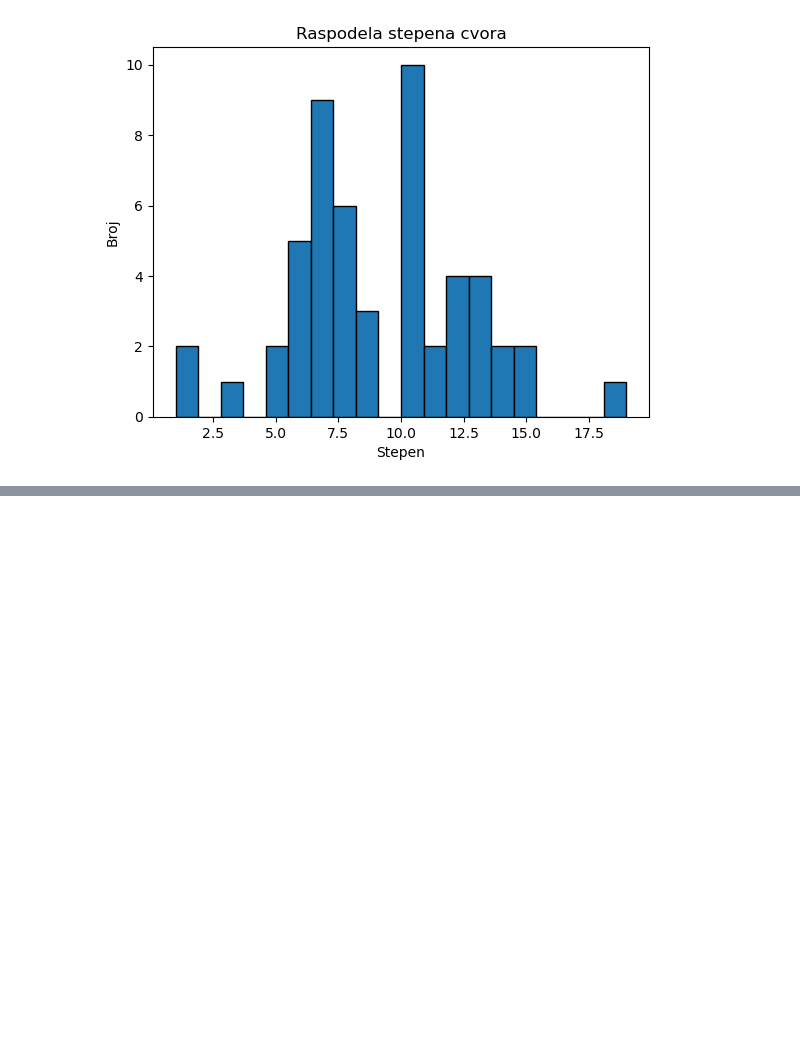
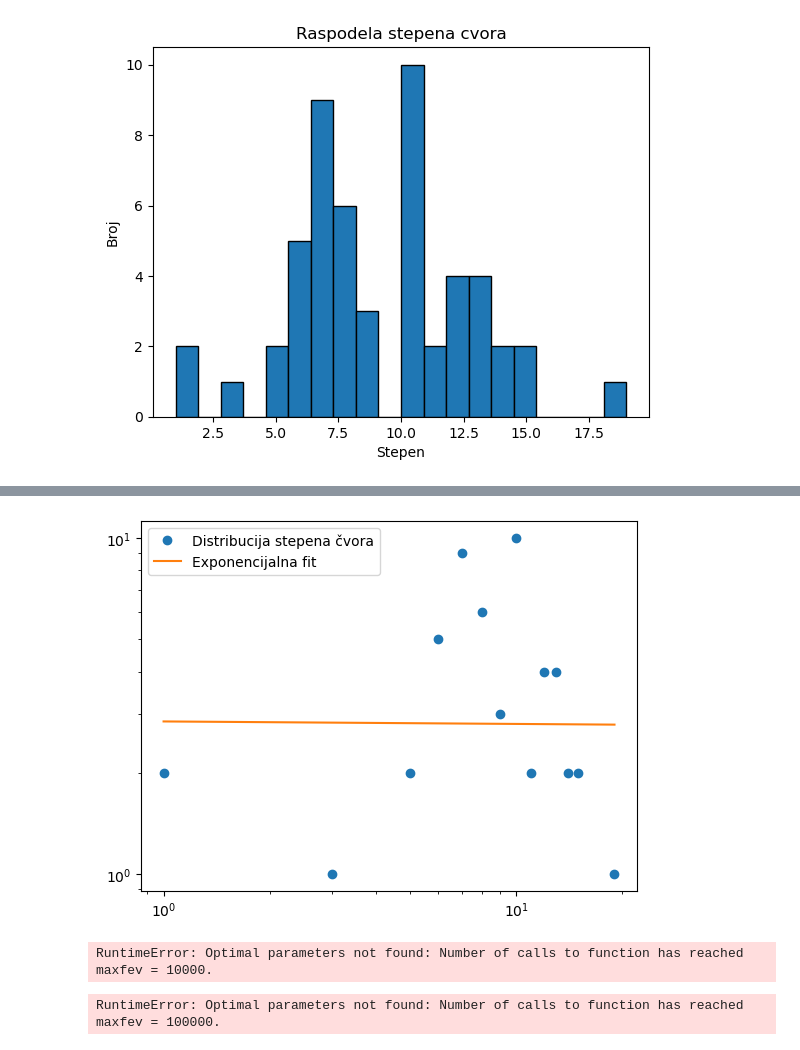
Before and after one commit to andrijanamikovic/Analiza-naucne-produkcije, a Jupyter notebook: creation_of_nm.ipynb, the cells around one changed output, grey strips where cells are left out. Drawn from its saved outputs; the diff is of its cells as text; code cells hidden in the pictures; blank space fills up the shorter version.

```diff
--- a/creation_of_nm.ipynb
+++ b/creation_of_nm.ipynb
@@ -406,0 +406,36 @@ plt.show()
+# %%
+# Perform curve fitting
+params, _ = curve_fit(exponential, degrees, degree_count)
+# You can fit other functions similarly
+
+# Plot the data and the fit
+plt.loglog(degrees, degree_count, 'o', label='Distribucija stepena čvora')
+plt.loglog(degrees, power_law(degrees, *params), label='Exponencijalna fit')
+plt.legend()
+plt.show()
+# %% [output]
+[figure, added]
+# %%
+# Perform curve fitting
+params, _ = curve_fit(log_normal, degrees, degree_count, maxfev=10000)
+# You can fit other functions similarly
+
+# Plot the data and the fit
+plt.loglog(degrees, degree_count, 'o', label='Distribucija stepena čvora')
+plt.loglog(degrees, power_law(degrees, *params), label='Log-normalna fit')
+plt.legend()
+plt.show()
+# %% [output]
+RuntimeError: Optimal parameters not found: Number of calls to function has reached maxfev = 10000.
+# %%
+# Perform curve fitting
+params, _ = curve_fit(trig_function, degrees, degree_count, p0=[1, 0.1, 0], maxfev=100000)
+# You can fit other functions similarly
+
+# Plot the data and the fit
+plt.loglog(degrees, degree_count, 'o', label='Distribucija stepena čvora')
+plt.loglog(degrees, power_law(degrees, *params), label='Trigonometrijska funkcija fit')
+plt.legend()
+plt.show()
+# %% [output]
+RuntimeError: Optimal parameters not found: Number of calls to function has reached maxfev = 100000.
```
Also changed, not shown: parts of 13 cells of this notebook, 5 other files.
